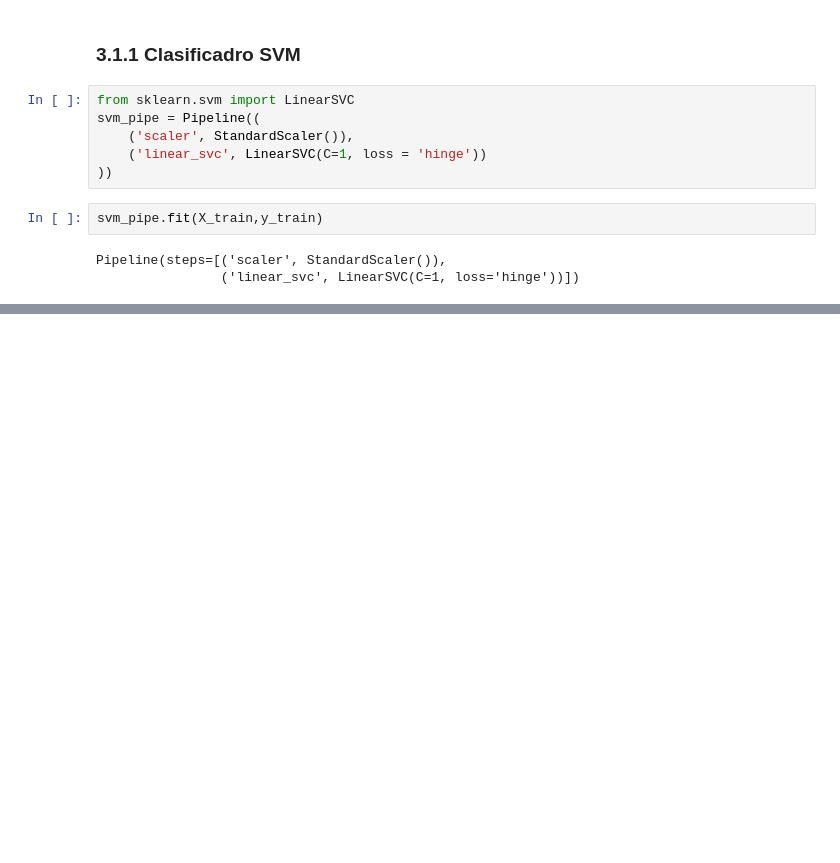
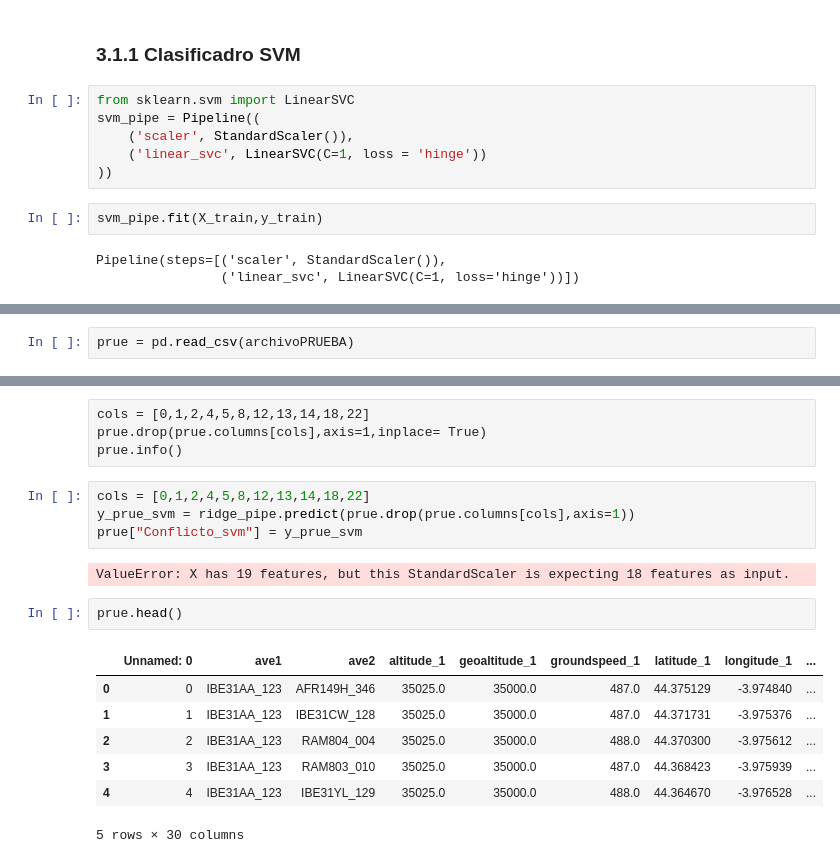
Before and after one commit to jaimebw/tfg, a Jupyter notebook: libros/aplicacion_ml.ipynb, the cells around one changed output, grey strips where cells are left out. Drawn from its saved outputs; the diff is of its cells as text; blank space fills up the shorter version.

Commit message:
Pruebas de ciertos modelos

```diff
--- a/libros/aplicacion_ml.ipynb
+++ b/libros/aplicacion_ml.ipynb
@@ -87,0 +147,2 @@ SyntaxError: invalid syntax (<ipython-input-27-ca9043000fe2>, line 1)
+# %%
+prue = pd.read_csv(archivoPRUEBA)
@@ -87,0 +169,20 @@ SyntaxError: invalid syntax (<ipython-input-27-ca9043000fe2>, line 1)
+# %% [raw]
+cols = [0,1,2,4,5,8,12,13,14,18,22]
+prue.drop(prue.columns[cols],axis=1,inplace= True)
+prue.info()
+# %%
+cols = [0,1,2,4,5,8,12,13,14,18,22]
+y_prue_svm = ridge_pipe.predict(prue.drop(prue.columns[cols],axis=1))
+prue["Conflicto_svm"] = y_prue_svm
+# %% [output]
+ValueError: X has 19 features, but this StandardScaler is expecting 18 features as input.
+# %%
+prue.head()
+# %% [output]
+|  | Unnamed: 0 | ave1 | ave2 | altitude_1 | geoaltitude_1 | groundspeed_1 | latitude_1 | longitude_1 | ... |
+| 0 | 0 | IBE31AA_123 | AFR149H_346 | 35025.0 | 35000.0 | 487.0 | 44.375129 | -3.974840 | ... |
+| 1 | 1 | IBE31AA_123 | IBE31CW_128 | 35025.0 | 35000.0 | 487.0 | 44.371731 | -3.975376 | ... |
+| 2 | 2 | IBE31AA_123 | RAM804_004 | 35025.0 | 35000.0 | 488.0 | 44.370300 | -3.975612 | ... |
+| 3 | 3 | IBE31AA_123 | RAM803_010 | 35025.0 | 35000.0 | 487.0 | 44.368423 | -3.975939 | ... |
+| 4 | 4 | IBE31AA_123 | IBE31YL_129 | 35025.0 | 35000.0 | 488.0 | 44.364670 | -3.976528 | ... |
+5 rows × 30 columns
```
Also changed, not shown: parts of 18 cells of this notebook.
